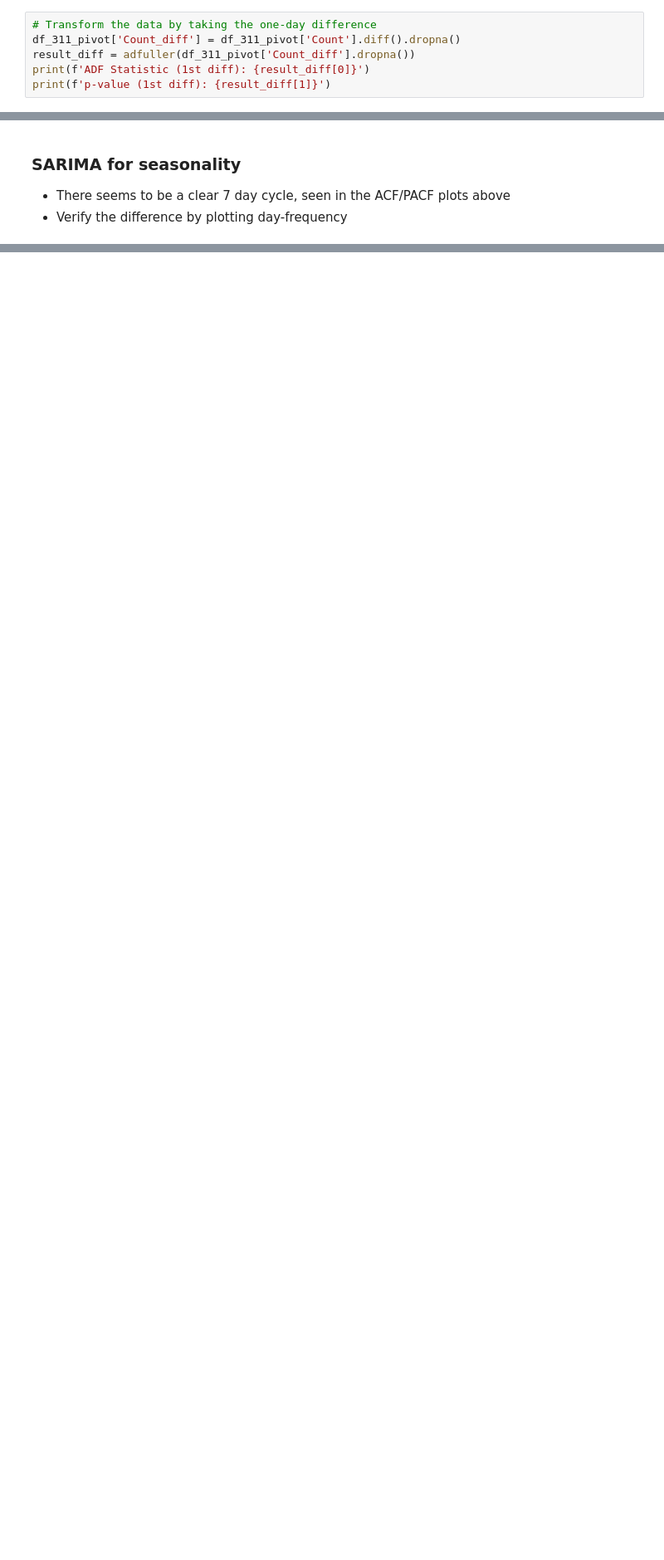
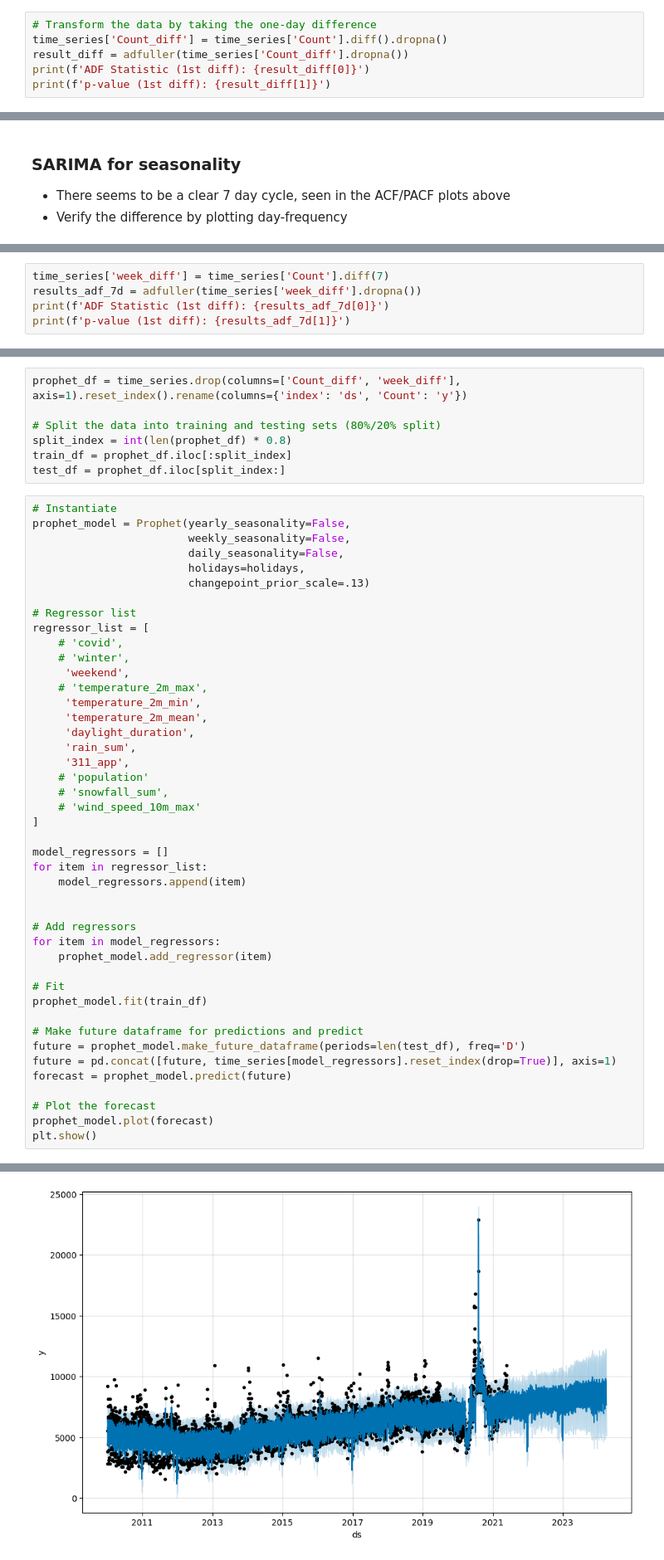
Before and after one commit to rjlatail/NYC_311_Forecasting, a Jupyter notebook: NYC_311_Forecasting_Notebook.ipynb, the cells around one changed output, grey strips where cells are left out. Shown: that part at 83% size. Saved outputs shown, nothing was run; the diff lists cells and outputs as text; blank space fills up the shorter version.

```diff
--- a/NYC_311_Forecasting_Notebook.ipynb
+++ b/NYC_311_Forecasting_Notebook.ipynb
@@ -571,8 +698,8 @@ p-value: 0.11047490316084041
 Because the p-value of the ADF statistics is not less than 0.05, the data is not stationary and must be transformed.  The first transformation will use the one-day difference.
 # %%
 # Transform the data by taking the one-day difference
-df_311_pivot['Count_diff'] = df_311_pivot['Count'].diff().dropna()
-result_diff = adfuller(df_311_pivot['Count_diff'].dropna())
+time_series['Count_diff'] = time_series['Count'].diff().dropna()
+result_diff = adfuller(time_series['Count_diff'].dropna())
 print(f'ADF Statistic (1st diff): {result_diff[0]}')
 print(f'p-value (1st diff): {result_diff[1]}')
 # %% [output]
@@ -679,0 +786,5 @@ residuals = decomposition.resid.dropna()
+# %%
+time_series['week_diff'] = time_series['Count'].diff(7)
+results_adf_7d = adfuller(time_series['week_diff'].dropna())
+print(f'ADF Statistic (1st diff): {results_adf_7d[0]}')
+print(f'p-value (1st diff): {results_adf_7d[1]}')
@@ -823,0 +1095,52 @@ plt.show()
+# %%
+prophet_df = time_series.drop(columns=['Count_diff', 'week_diff'], axis=1).reset_index().rename(columns={'index': 'ds', 'Count': 'y'})
+
+# Split the data into training and testing sets (80%/20% split)
+split_index = int(len(prophet_df) * 0.8)
+train_df = prophet_df.iloc[:split_index]
+test_df = prophet_df.iloc[split_index:]
+# %%
+# Instantiate
+prophet_model = Prophet(yearly_seasonality=False,
+                        weekly_seasonality=False,
+                        daily_seasonality=False,
+                        holidays=holidays,
+                        changepoint_prior_scale=.13)
+
+# Regressor list
+regressor_list = [
+    # 'covid',
+    # 'winter',
+     'weekend',
+    # 'temperature_2m_max',
+     'temperature_2m_min',
+     'temperature_2m_mean',
+     'daylight_duration',
+     'rain_sum',
+     '311_app',
+    # 'population'
+    # 'snowfall_sum',
+    # 'wind_speed_10m_max'
+]
+
+model_regressors = []
+for item in regressor_list:
+    model_regressors.append(item)
+
+
+# Add regressors
+for item in model_regressors:
+    prophet_model.add_regressor(item)
+
+# Fit
+prophet_model.fit(train_df)
+
+# Make future dataframe for predictions and predict
+future = prophet_model.make_future_dataframe(periods=len(test_df), freq='D')
+future = pd.concat([future, time_series[model_regressors].reset_index(drop=True)], axis=1)
+forecast = prophet_model.predict(future)
+
+# Plot the forecast
+prophet_model.plot(forecast)
+plt.show()
+# %% [output]
@@ -823,0 +1149 @@ plt.show()
+[figure, added]
```
Also changed, not shown: parts of 87 cells of this notebook.
